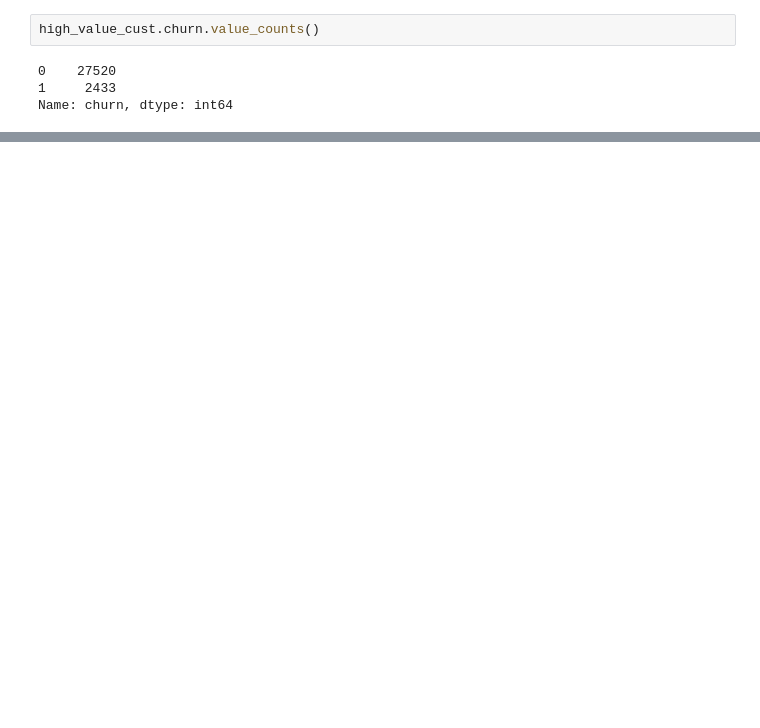
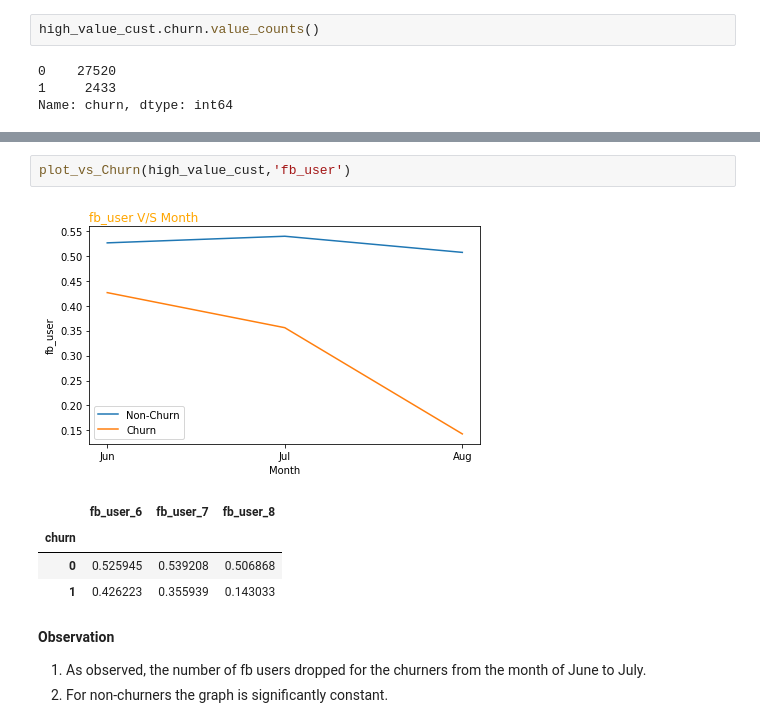
Before and after one commit to kartik173/Telecom_Churn_Predictions, a Jupyter notebook: Telecom_Churn_Assignment_Surabhi.ipynb, the cells around one changed output, grey strips where cells are left out. Drawn from its saved outputs; the diff is of its cells as text; blank space fills up the shorter version.

```diff
--- a/Telecom_Churn_Assignment_Surabhi.ipynb
+++ b/Telecom_Churn_Assignment_Surabhi.ipynb
@@ -295,0 +355,12 @@ Name: churn, dtype: int64
+# %%
+plot_vs_Churn(high_value_cust,'fb_user')
+# %% [output]
+[figure, added]
+|  | fb_user_6 | fb_user_7 | fb_user_8 |
+| churn |  |  |  |
+| 0 | 0.525945 | 0.539208 | 0.506868 |
+| 1 | 0.426223 | 0.355939 | 0.143033 |
+# %% [markdown]
+__Observation__
+1. As observed, the number of fb users dropped for the churners from the month of June to July.
+2. For non-churners the graph is significantly constant.
```
Also changed, not shown: parts of 145 cells of this notebook.
